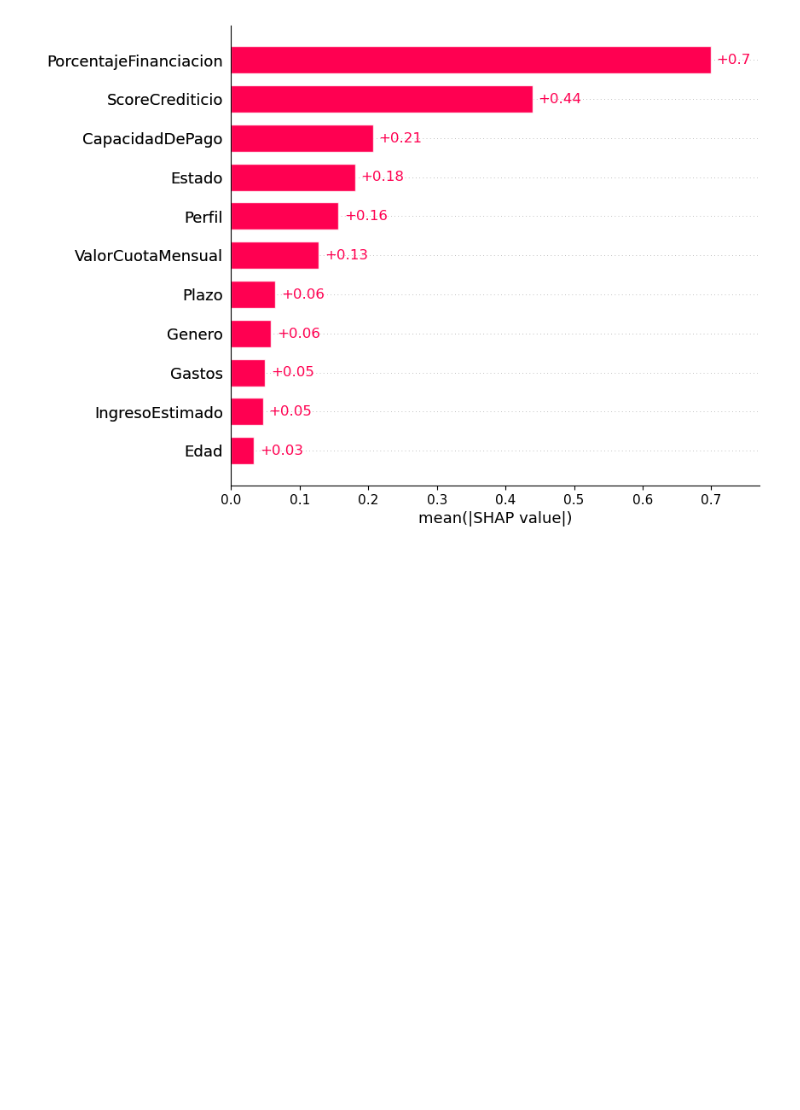
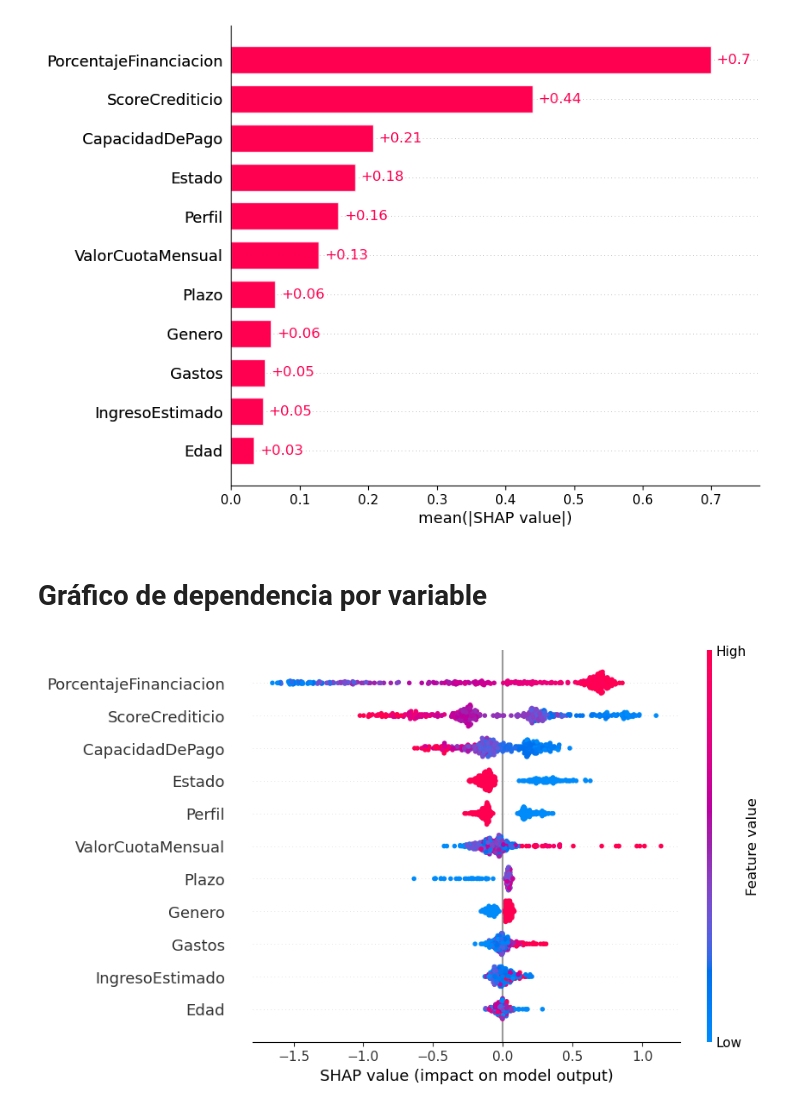
Before and after one commit to yacuervo18/Proyecto-4_Analitica_III, a Jupyter notebook: src/Shap_Validacion.ipynb, the cells around one changed output. Saved outputs shown, nothing was run; the diff lists cells and outputs as text; code cells hidden in the pictures; blank space fills up the shorter version.

```diff
--- a/src/Shap_Validacion.ipynb
+++ b/src/Shap_Validacion.ipynb
@@ -23,5 +23,7 @@ explainer = shap.TreeExplainer(xgb_model, X_background)
 
 # Calcular valores SHAP sobre X_test
 shap_values = explainer(X_test)
+
+variables_seleccionadas = X_test.columns.tolist()
 # %% [output]
 Background dataset has 500 samples but max_samples=100. Subsampling to 100 samples for SHAP value computation. To use all samples, set max_samples=500 when initializing the masker.
@@ -30,2 +34,12 @@ shap.plots.bar(shap_values, max_display=X_test.shape[1])
 # %% [output]
 [figure]
+# %% [markdown]
+# Gráfico de dependencia por variable
+# %%
+# Visualización de los valores SHAP para las variables seleccionadaS
+shap.plots.beeswarm(
+    shap_values,
+    max_display=len(variables_seleccionadas)
+)
+# %% [output]
+[figure, added]
```
Also changed, not shown: parts of 4 cells of this notebook.
